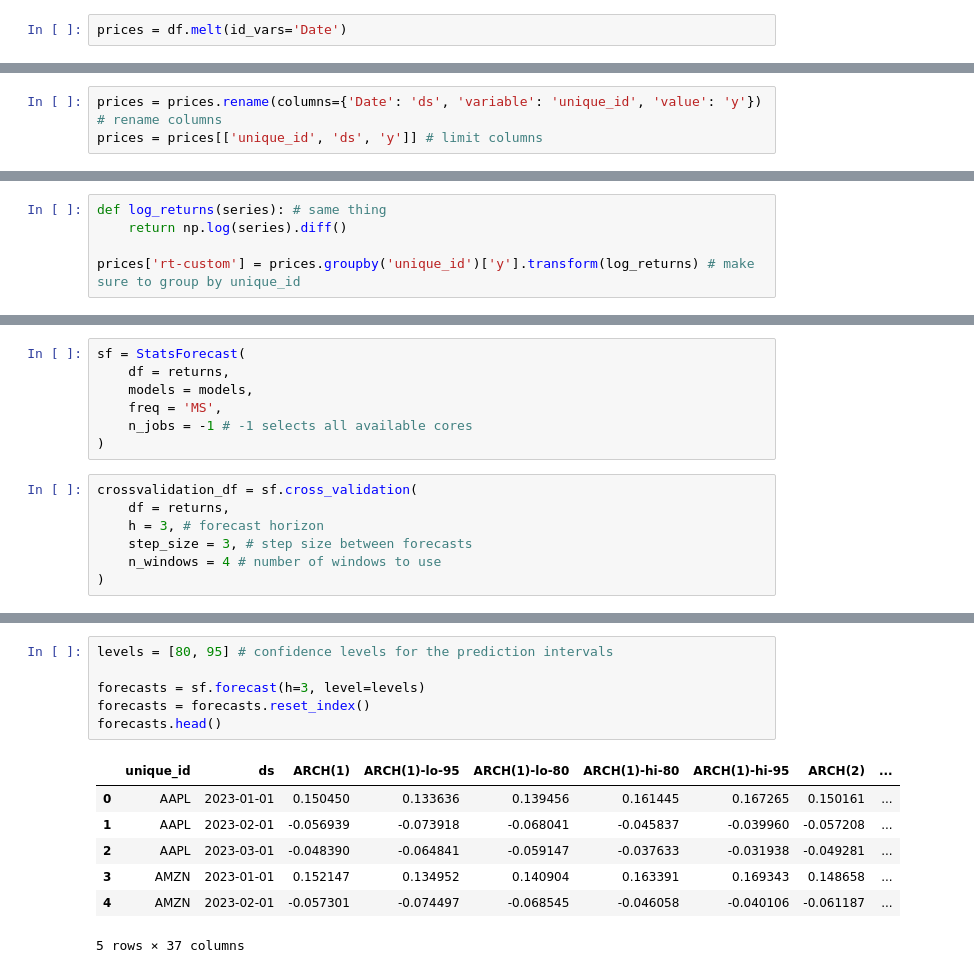
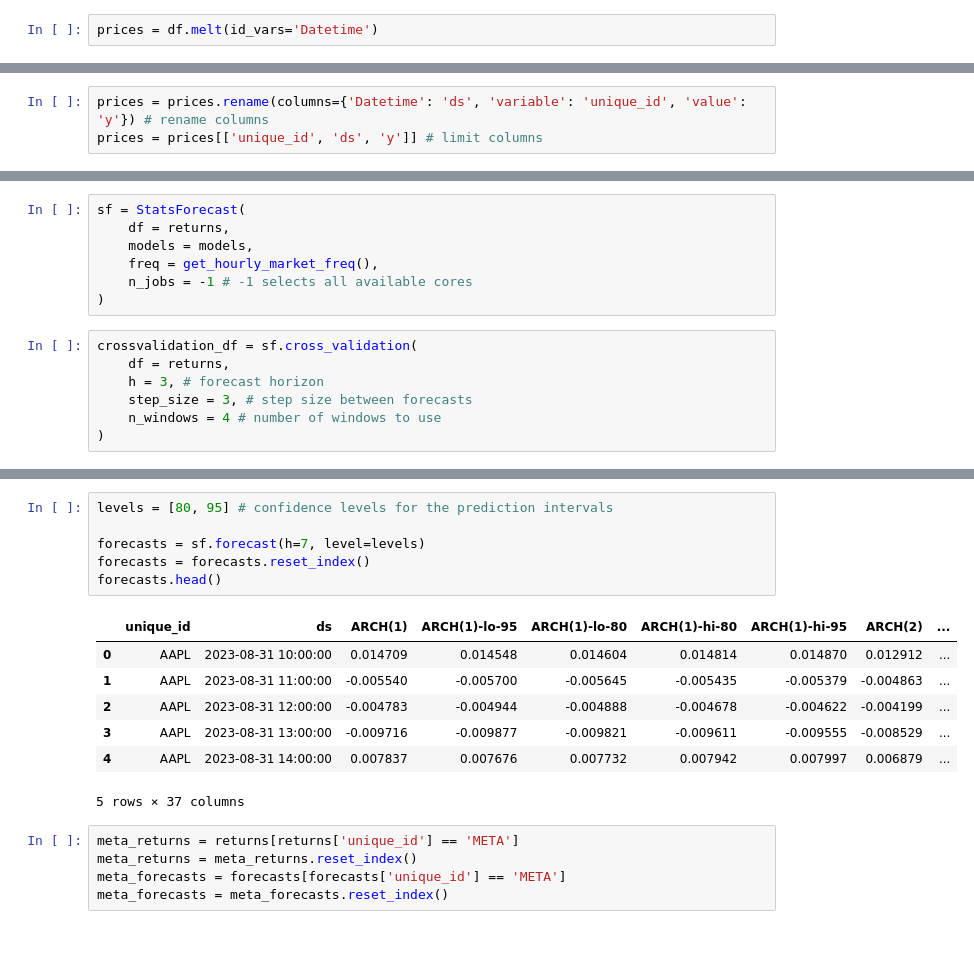
Before and after one commit to beverm2391/forecasting-experiments-v1, a Jupyter notebook: notebooks/nixtla-volatility-forecasting-tutorial-v2.ipynb, the cells around one changed output, grey strips where cells are left out. Cells and saved outputs as stored; diff of their text form; blank space fills up the shorter version.

```diff
--- a/notebooks/nixtla-volatility-forecasting-tutorial-v2.ipynb
+++ b/notebooks/nixtla-volatility-forecasting-tutorial-v2.ipynb
@@ -43,2 +39,2 @@ df.head()
 # %%
-prices = df.melt(id_vars='Date')
+prices = df.melt(id_vars='Datetime')
@@ -61,5 +41,5 @@ prices
 # %%
-prices = prices.rename(columns={'Date': 'ds', 'variable': 'unique_id', 'value': 'y'}) # rename columns
+prices = prices.rename(columns={'Datetime': 'ds', 'variable': 'unique_id', 'value': 'y'}) # rename columns
 prices = prices[['unique_id', 'ds', 'y']] # limit columns
 # %%
 prices
@@ -88,5 +63,0 @@ prices_copy = prices.copy()
-# %%
-def log_returns(series): # same thing
-    return np.log(series).diff()
-
-prices['rt-custom'] = prices.groupby('unique_id')['y'].transform(log_returns) # make sure to group by unique_id
@@ -150,7 +105,7 @@ models = [ARCH(1),
 sf = StatsForecast(
     df = returns,
     models = models,
-    freq = 'MS',
+    freq = get_hourly_market_freq(),
     n_jobs = -1 # -1 selects all available cores
 )
 # %%
@@ -205,14 +160,19 @@ mae.style.highlight_min(color = 'lightblue', axis = 1)
 # %%
 levels = [80, 95] # confidence levels for the prediction intervals
 
-forecasts = sf.forecast(h=3, level=levels)
+forecasts = sf.forecast(h=7, level=levels)
 forecasts = forecasts.reset_index()
 forecasts.head()
 # %% [output]
 |  | unique_id | ds | ARCH(1) | ARCH(1)-lo-95 | ARCH(1)-lo-80 | ARCH(1)-hi-80 | ARCH(1)-hi-95 | ARCH(2) | ... |
-| 0 | AAPL | 2023-01-01 | 0.150450 | 0.133636 | 0.139456 | 0.161445 | 0.167265 | 0.150161 | ... |
-| 1 | AAPL | 2023-02-01 | -0.056939 | -0.073918 | -0.068041 | -0.045837 | -0.039960 | -0.057208 | ... |
-| 2 | AAPL | 2023-03-01 | -0.048390 | -0.064841 | -0.059147 | -0.037633 | -0.031938 | -0.049281 | ... |
-| 3 | AMZN | 2023-01-01 | 0.152147 | 0.134952 | 0.140904 | 0.163391 | 0.169343 | 0.148658 | ... |
-| 4 | AMZN | 2023-02-01 | -0.057301 | -0.074497 | -0.068545 | -0.046058 | -0.040106 | -0.061187 | ... |
+| 0 | AAPL | 2023-08-31 10:00:00 | 0.014709 | 0.014548 | 0.014604 | 0.014814 | 0.014870 | 0.012912 | ... |
+| 1 | AAPL | 2023-08-31 11:00:00 | -0.005540 | -0.005700 | -0.005645 | -0.005435 | -0.005379 | -0.004863 | ... |
+| 2 | AAPL | 2023-08-31 12:00:00 | -0.004783 | -0.004944 | -0.004888 | -0.004678 | -0.004622 | -0.004199 | ... |
+| 3 | AAPL | 2023-08-31 13:00:00 | -0.009716 | -0.009877 | -0.009821 | -0.009611 | -0.009555 | -0.008529 | ... |
+| 4 | AAPL | 2023-08-31 14:00:00 | 0.007837 | 0.007676 | 0.007732 | 0.007942 | 0.007997 | 0.006879 | ... |
 5 rows × 37 columns
+# %%
+meta_returns = returns[returns['unique_id'] == 'META']
+meta_returns = meta_returns.reset_index()
+meta_forecasts = forecasts[forecasts['unique_id'] == 'META']
+meta_forecasts = meta_forecasts.reset_index()
```
Also changed, not shown: parts of 24 cells of this notebook, 6 other files.
